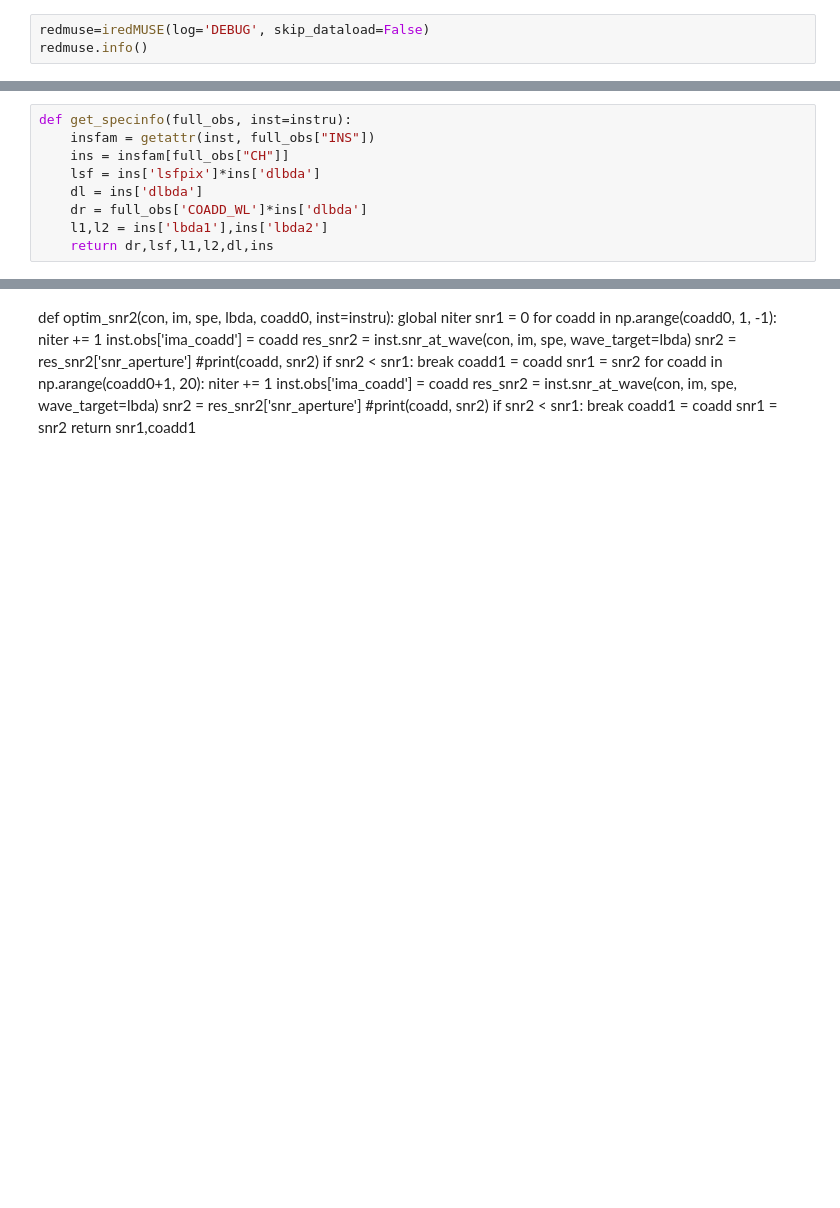
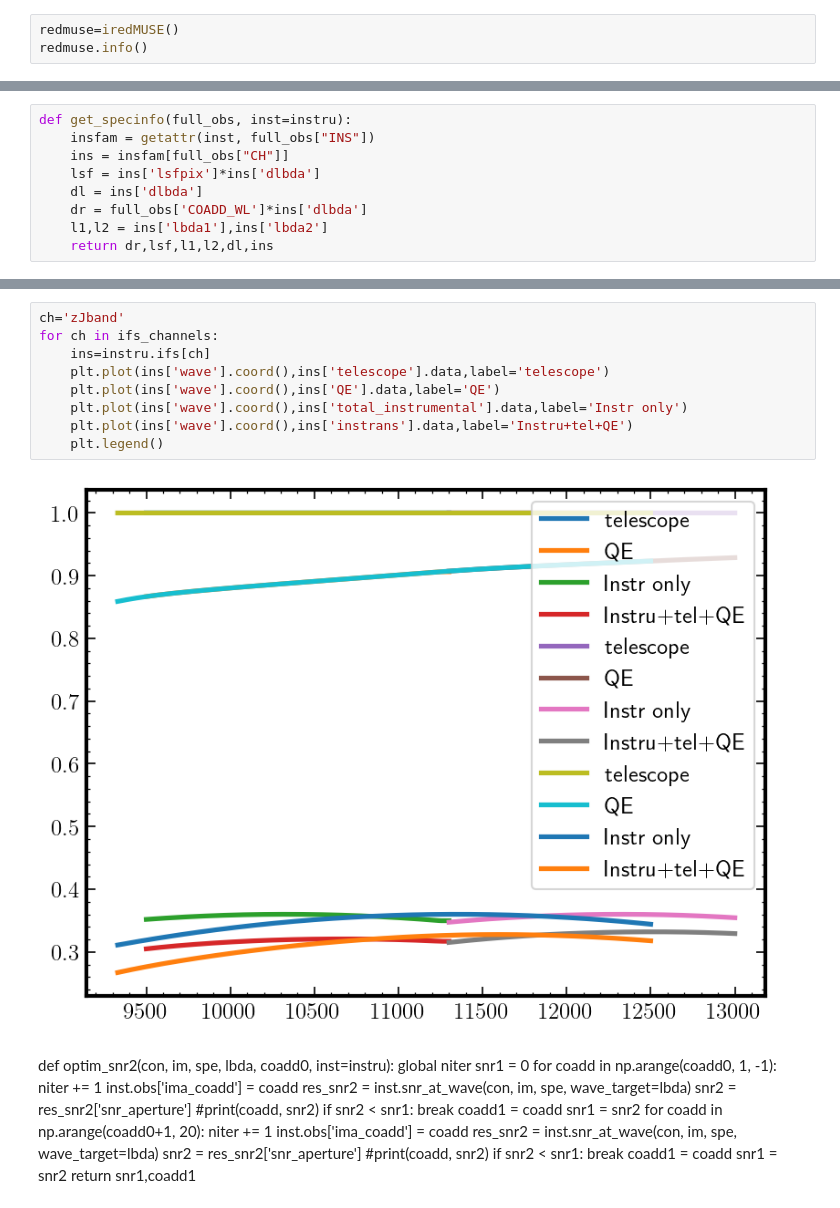
Before and after one commit to nfbouche/pyetc_iredmuse, a Jupyter notebook: notebooks/iredmuse_LimMag.ipynb, the cells around one changed output, grey strips where cells are left out. Drawn from its saved outputs; the diff is of its cells as text; blank space fills up the shorter version.

```diff
--- a/notebooks/iredmuse_LimMag.ipynb
+++ b/notebooks/iredmuse_LimMag.ipynb
@@ -39,5 +43,5 @@ muse.info()
 [INFO]   Detector RON 2.6 e- Dark 3.0 e-/h
 # %%
-redmuse=iredMUSE(log='DEBUG', skip_dataload=False)
+redmuse=iredMUSE()
 redmuse.info()
 # %% [output]
@@ -83,3 +106,14 @@ zJband 1.0 1.0
+# %%
+ch='zJband'
+for ch in ifs_channels:
+    ins=instru.ifs[ch]
+    plt.plot(ins['wave'].coord(),ins['telescope'].data,label='telescope')
+    plt.plot(ins['wave'].coord(),ins['QE'].data,label='QE')
+    plt.plot(ins['wave'].coord(),ins['total_instrumental'].data,label='Instr only')
+    plt.plot(ins['wave'].coord(),ins['instrans'].data,label='Instru+tel+QE')
+    plt.legend()
+# %% [output]
+[figure, added]
 # %% [markdown]
 def optim_snr2(con, im, spe, lbda, coadd0, inst=instru):
     global niter
```
Also changed, not shown: parts of 22 cells of this notebook.
